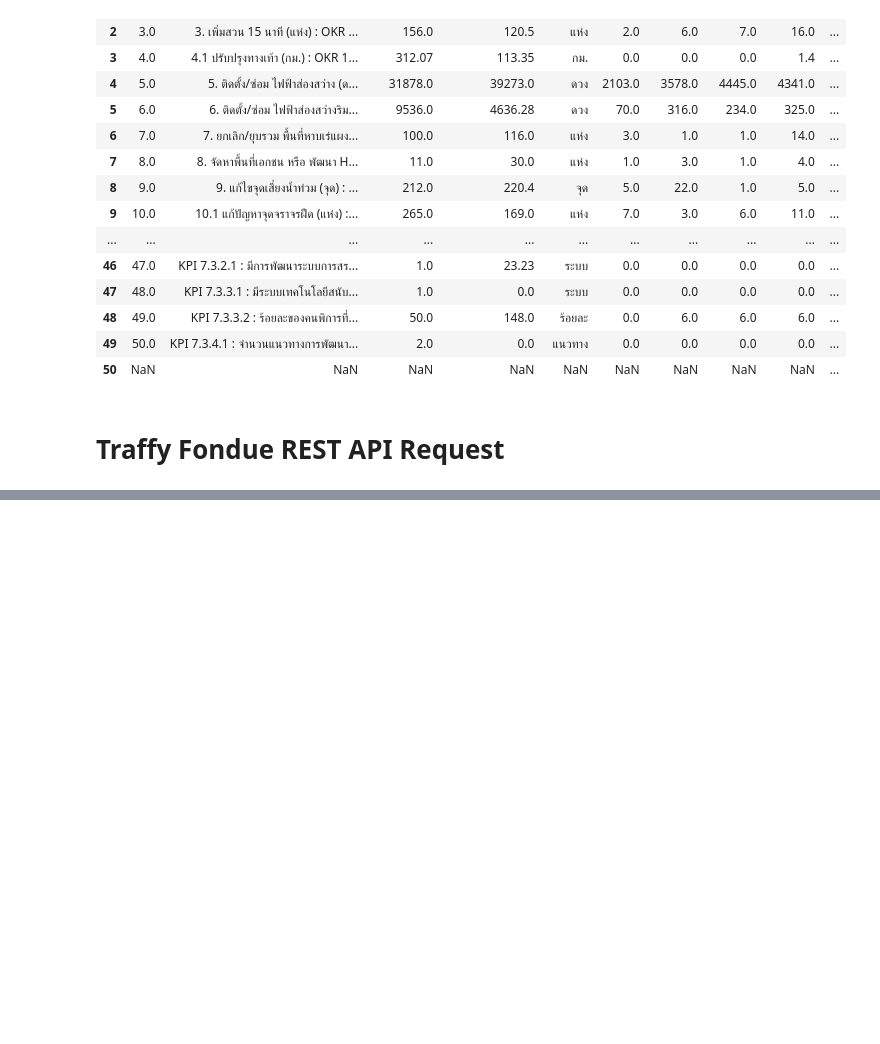
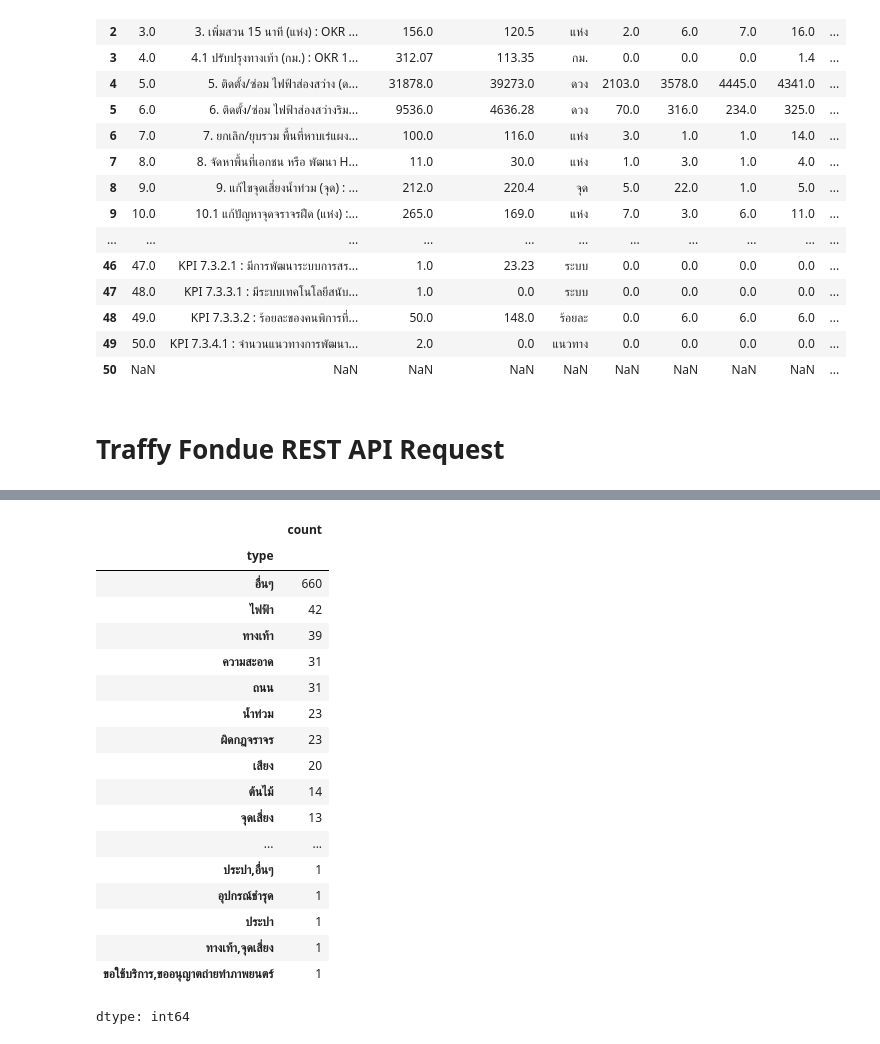
Before and after one commit to SKT-Sukatat/BKK_Policy_Tracker_Dashboard, a Jupyter notebook: BKK_Data_Cleansing.ipynb, the cells around one changed output, grey strips where cells are left out. Saved outputs shown, nothing was run; the diff lists cells and outputs as text; code cells hidden in the pictures; blank space fills up the shorter version.

```diff
--- a/BKK_Data_Cleansing.ipynb
+++ b/BKK_Data_Cleansing.ipynb
@@ -765,0 +799,22 @@ df[:1000]
+# %%
+df_traffy.value_counts('type')
+# %% [output]
+|  | count |
+| type |  |
+| อื่นๆ | 660 |
+| ไฟฟ้า | 42 |
+| ทางเท้า | 39 |
+| ความสะอาด | 31 |
+| ถนน | 31 |
+| น้ำท่วม | 23 |
+| ผิดกฎจราจร | 23 |
+| เสียง | 20 |
+| ต้นไม้ | 14 |
+| จุดเสี่ยง | 13 |
+| ... | ... |
+| ประปา,อื่นๆ | 1 |
+| อุปกรณ์ชำรุด | 1 |
+| ประปา | 1 |
+| ทางเท้า,จุดเสี่ยง | 1 |
+| ขอใช้บริการ,ขออนุญาตถ่ายทำภาพยนตร์ | 1 |
+dtype: int64
```
Also changed, not shown: parts of 5 cells of this notebook.
